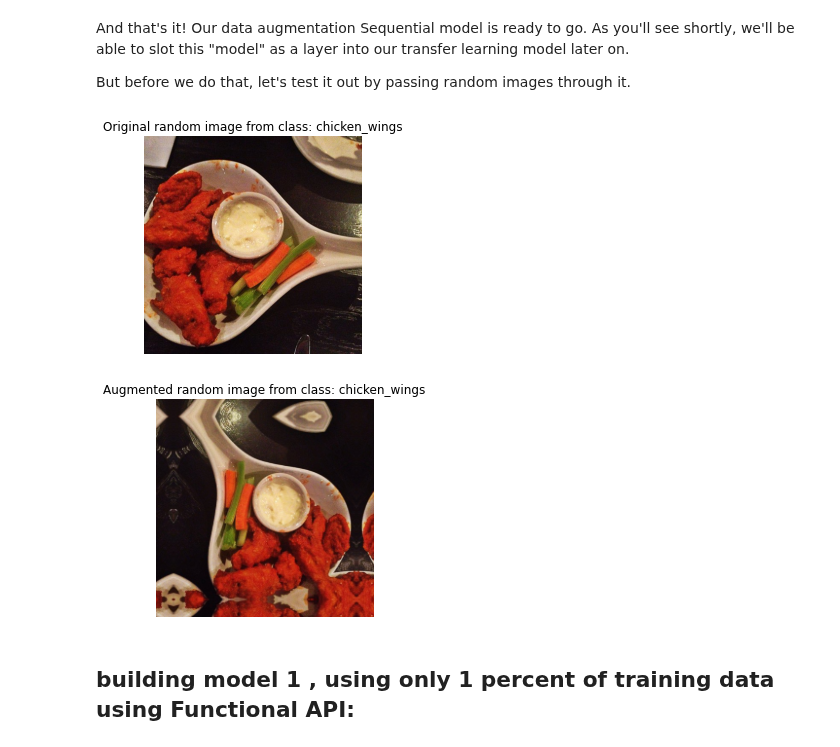
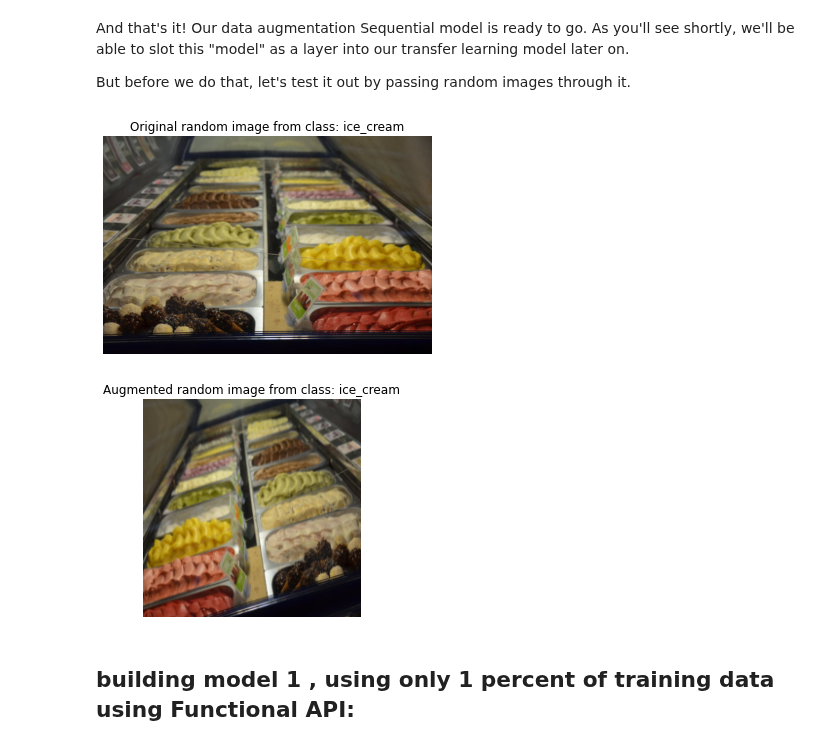
Before and after one commit to hamednasr/tensorflow, a Jupyter notebook: 05_transfer_learning_in_tensorflow_2.ipynb, the cells around one changed output. Cells and saved outputs as stored; diff of their text form; code cells hidden in the pictures.

Commit message:
model 4 fitting to all data

```diff
--- a/05_transfer_learning_in_tensorflow_2.ipynb
+++ b/05_transfer_learning_in_tensorflow_2.ipynb
@@ -330,27 +330,27 @@ But before we do that, let's test it out by passing random images through it.
 # %%
 # View a random image
 import matplotlib.pyplot as plt
 import matplotlib.image as mpimg
 import os
 import random
-target_class = random.choice(train_data_10_percent.class_names) # choose a random class
-target_dir = "10_food_classes_10_percent/train/" + target_class # create the target directory
+target_class = random.choice(train_data_all.class_names) # choose a random class
+target_dir = "10_food_classes_all_data/train/" + target_class # create the target directory
 random_image = random.choice(os.listdir(target_dir)) # choose a random image from target directory
 random_image_path = target_dir + "/" + random_image # create the choosen random image path
 img = mpimg.imread(random_image_path) # read in the chosen target image
 plt.imshow(img) # plot the target image
 plt.title(f"Original random image from class: {target_class}")
 plt.axis(False); # turn off the axes
 
 # Augment the image
 augmented_img = data_augmentation(img) # data augmentation model requires shape (None, height, width, 3)
 plt.figure()
 plt.imshow((augmented_img)/255.) # requires normalization after augmentation
 plt.title(f"Augmented random image from class: {target_class}")
 plt.axis(False);
 # %% [output]
-[figure, old version]
+[figure, new version]
-[figure, old version]
+[figure, new version]
 # %% [markdown]
 ## building model 1 , using only 1 percent of training data using Functional API:
 # %% [markdown]
```
Also changed, not shown: parts of 19 cells of this notebook.
